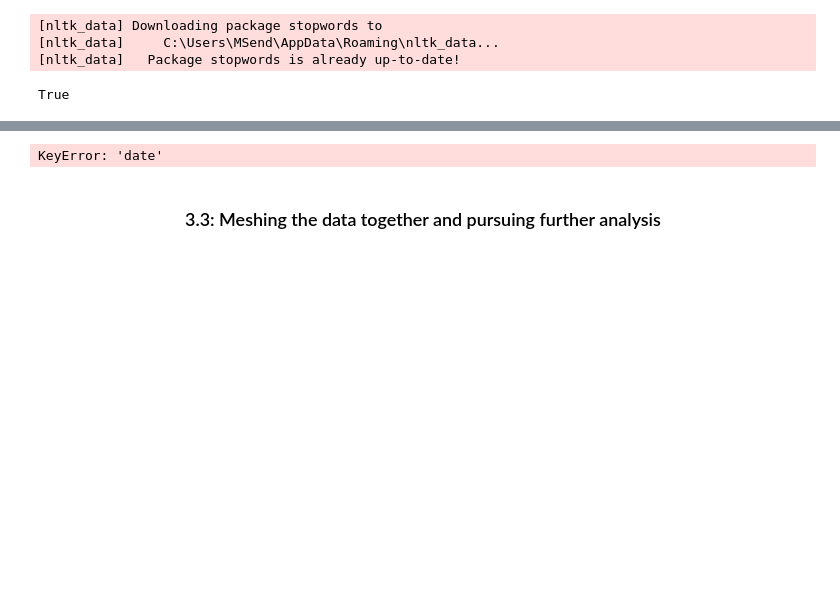
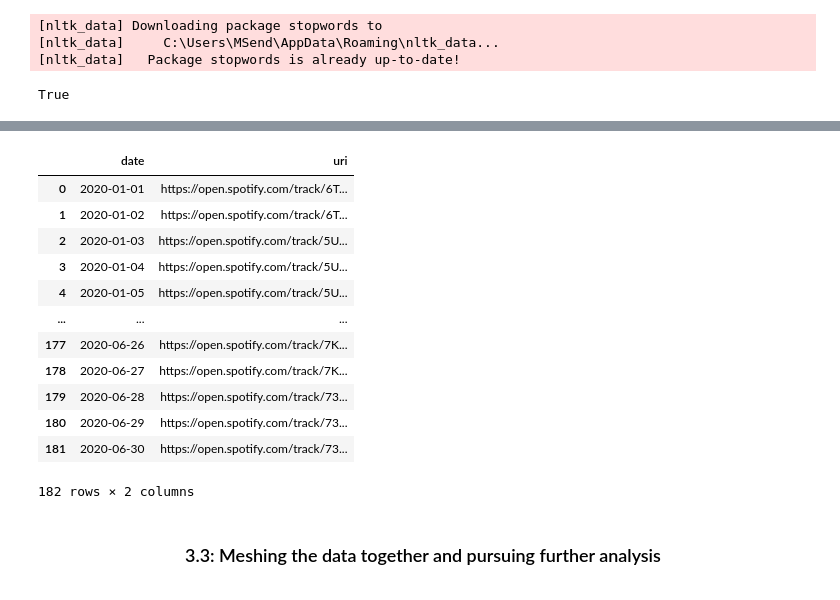
Before and after one commit to M-Sender/CS-Capstone, a Jupyter notebook: code/max.ipynb, the cells around one changed output, grey strips where cells are left out. Cells and saved outputs as stored; diff of their text form; code cells hidden in the pictures; blank space fills up the shorter version.

```diff
--- a/code/max.ipynb
+++ b/code/max.ipynb
@@ -275,8 +275,20 @@ lyric_df.head()
 | 4 | Mood | [' 24kGoldn '] | Mood Lyrics\nOh-oh-oh\nYeah, yeah... | https://open.spotify.com/track/3t... | [(mood, 2), (lyrics, 1), (oh-oh-o... |
 # %%
 #Code for per week/day analysis
-lyric_df.groupby('date').lyric.apply(' '.join).reset_index()
+full_lyr.groupby('date').uri.apply(' '.join).reset_index()
 #for each song, get the lyrics, split into words, and count the frequency of each word.
 #each song from the top 100 will be analyzed per week
 # %% [output]
+|  | date | uri |
+| 0 | 2020-01-01 | https://open.spotify.com/track/6T... |
+| 1 | 2020-01-02 | https://open.spotify.com/track/6T... |
+| 2 | 2020-01-03 | https://open.spotify.com/track/5U... |
+| 3 | 2020-01-04 | https://open.spotify.com/track/5U... |
+| 4 | 2020-01-05 | https://open.spotify.com/track/5U... |
+| ... | ... | ... |
+| 177 | 2020-06-26 | https://open.spotify.com/track/7K... |
+| 178 | 2020-06-27 | https://open.spotify.com/track/7K... |
+| 179 | 2020-06-28 | https://open.spotify.com/track/73... |
+| 180 | 2020-06-29 | https://open.spotify.com/track/73... |
+| 181 | 2020-06-30 | https://open.spotify.com/track/73... |
-KeyError: 'date'
+182 rows × 2 columns
```
Also changed, not shown: parts of 3 cells of this notebook.
